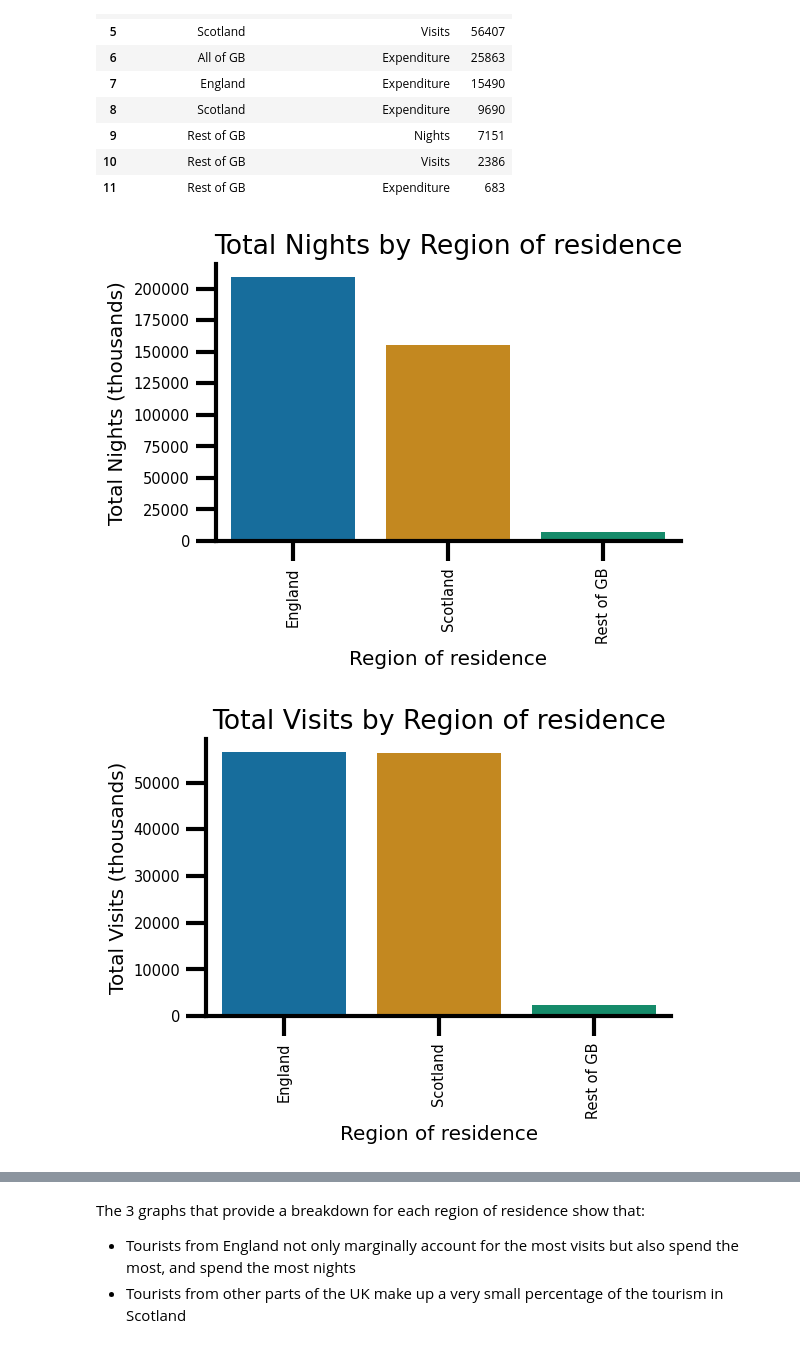
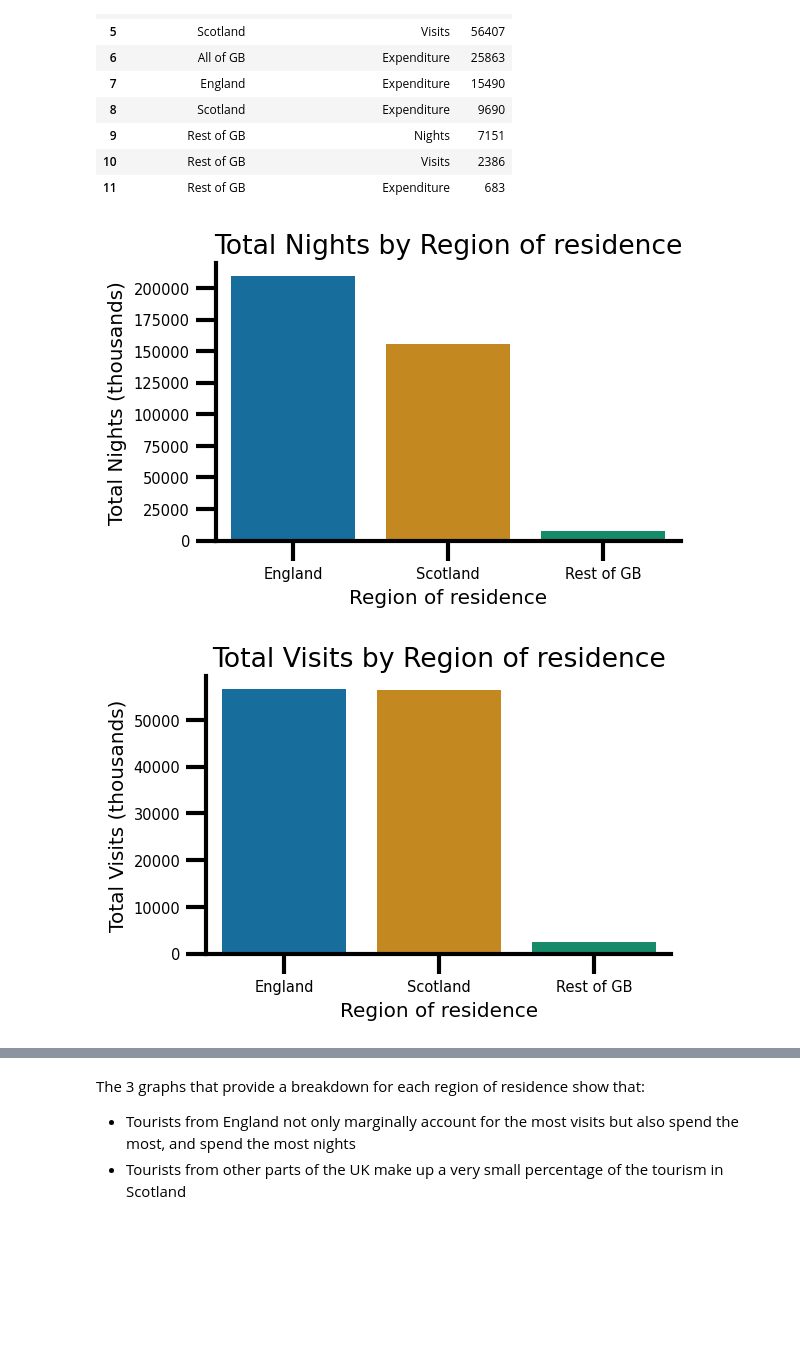
Before and after one commit to mjmarr/visit_scotland_final_project, a Jupyter notebook: analysis/analysis.ipynb, the cells around one changed output, grey strips where cells are left out. Saved outputs shown, nothing was run; the diff lists cells and outputs as text; code cells hidden in the pictures; blank space fills up the shorter version.

```diff
--- a/Analysis.ipynb
+++ b/analysis/analysis.ipynb
@@ -39,13 +39,13 @@ import matplotlib.pyplot as plt
 import numpy as np
 
 # Clean data
-accomodation_occupancy = pd.read_csv('data/clean_data/accomodation_occupancy.csv')
-activities = pd.read_csv('data/clean_data/activities.csv')
-demographics = pd.read_csv('data/clean_data/demographics.csv')
-international_survey = pd.read_csv('data/clean_data/international_survey.csv')
-locations = pd.read_csv('data/clean_data/location.csv')
-regional_tourism = pd.read_csv('data/clean_data/regional_tourism.csv')
-transport = pd.read_csv('data/clean_data/transport.csv')
+accomodation_occupancy = pd.read_csv('../data/clean_data/accomodation_occupancy.csv')
+activities = pd.read_csv('../data/clean_data/activities.csv')
+demographics = pd.read_csv('../data/clean_data/demographics.csv')
+international_survey = pd.read_csv('../data/clean_data/international_survey.csv')
+locations = pd.read_csv('../data/clean_data/location.csv')
+regional_tourism = pd.read_csv('../data/clean_data/regional_tourism.csv')
+transport = pd.read_csv('../data/clean_data/transport.csv')
 
 #set plot sizes
 sns.set_context('poster', font_scale=0.4)
@@ -767,21 +767,19 @@ q6_region_summary
 # %%
 sns.barplot(data = q6_region_summary.query("breakdown_of_domestic_tourism == 'Nights' & region_of_residence != 'All of GB'"), x='region_of_residence', y='total', palette='colorblind')
 sns.despine()
 plt.xlabel("Region of residence", fontsize = 12)
 plt.ylabel("Total Nights (thousands)" , fontsize = 12)
-plt.title('Total Nights by Region of residence' , fontsize = 16)
-plt.xticks(rotation = 90);
+plt.title('Total Nights by Region of residence' , fontsize = 16);
 # %% [output]
-[figure, old version]
+[figure, new version]
 # %%
 sns.barplot(data = q6_region_summary.query("breakdown_of_domestic_tourism == 'Visits' & region_of_residence != 'All of GB'"), x='region_of_residence', y='total', palette='colorblind')
 sns.despine()
 plt.xlabel("Region of residence", fontsize = 12)
 plt.ylabel("Total Visits (thousands)" , fontsize = 12)
-plt.title('Total Visits by Region of residence' , fontsize = 16)
-plt.xticks(rotation = 90);
+plt.title('Total Visits by Region of residence' , fontsize = 16);
 # %% [output]
-[figure, old version]
+[figure, new version]
 # %%
 sns.barplot(data = q6_region_summary.query("breakdown_of_domestic_tourism == 'Expenditure' & region_of_residence != 'All of GB'"), x='region_of_residence', y='total', palette='colorblind')
 sns.despine()
```
Also changed, not shown: parts of 3 cells of this notebook, 10 other files.
